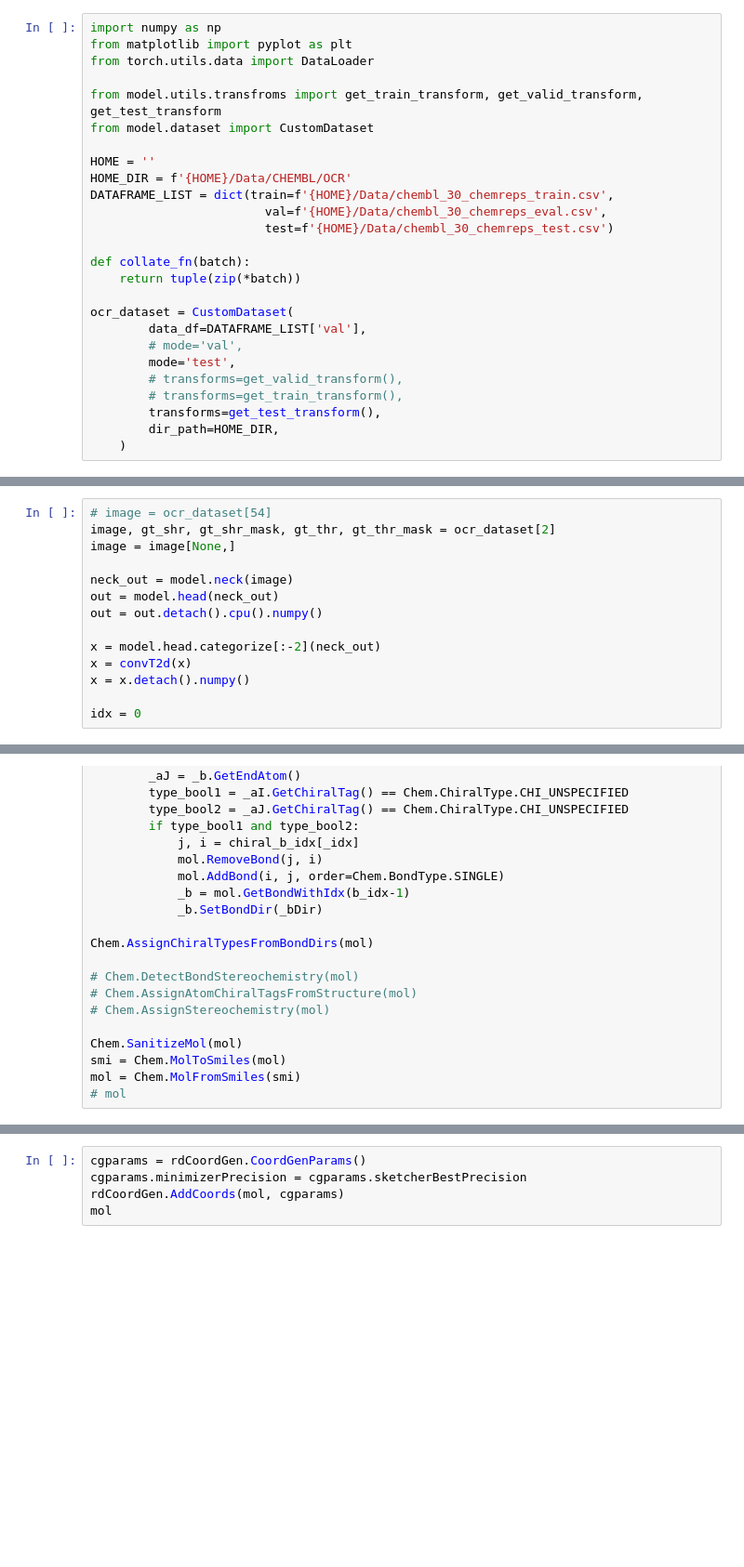
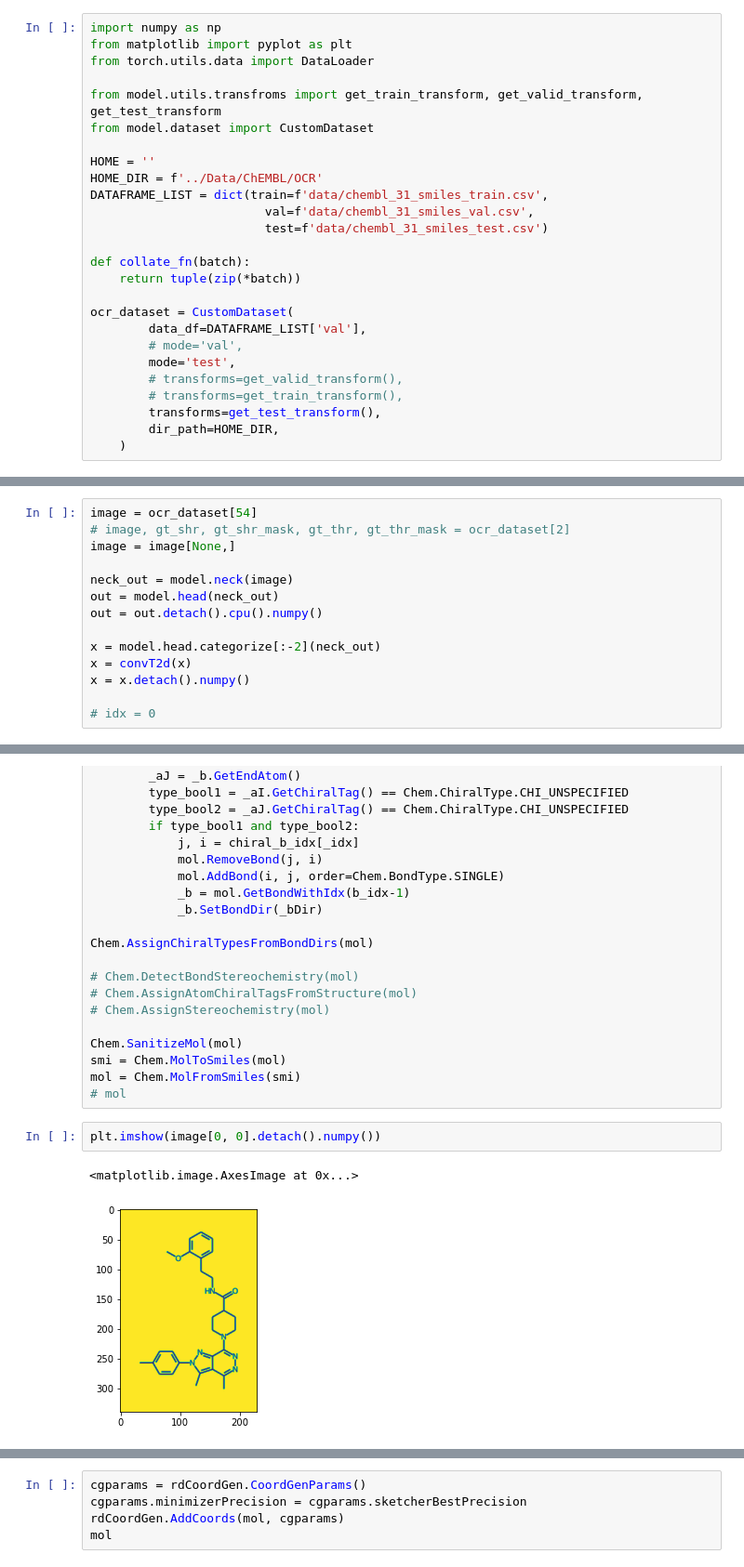
Before and after one commit to duaibeom/chemOCR, a Jupyter notebook: test.ipynb, the cells around one changed output, grey strips where cells are left out. Shown at 93% size. Drawn from its saved outputs; the diff is of its cells as text; blank space fills up the shorter version.

```diff
--- a/test.ipynb
+++ b/test.ipynb
@@ -7,10 +7,10 @@ from model.utils.transfroms import get_train_transform, get_valid_transform, get
 from model.dataset import CustomDataset
 
 HOME = ''
-HOME_DIR = f'{HOME}/Data/CHEMBL/OCR'
-DATAFRAME_LIST = dict(train=f'{HOME}/Data/chembl_30_chemreps_train.csv',
-                        val=f'{HOME}/Data/chembl_30_chemreps_eval.csv',
-                        test=f'{HOME}/Data/chembl_30_chemreps_test.csv')
+HOME_DIR = f'../Data/ChEMBL/OCR'
+DATAFRAME_LIST = dict(train=f'data/chembl_31_smiles_train.csv',
+                        val=f'data/chembl_31_smiles_val.csv',
+                        test=f'data/chembl_31_smiles_test.csv')
 
 def collate_fn(batch):
     return tuple(zip(*batch))
@@ -171,8 +166,8 @@ def cal_avg_dist(contours):
 #         plt.imshow(dist_arr)
 #         raise ValueError
 # %%
-# image = ocr_dataset[54]
-image, gt_shr, gt_shr_mask, gt_thr, gt_thr_mask = ocr_dataset[2]
+image = ocr_dataset[54]
+# image, gt_shr, gt_shr_mask, gt_thr, gt_thr_mask = ocr_dataset[2]
 image = image[None,]
 
 neck_out = model.neck(image)
@@ -183,7 +178,7 @@ x = model.head.categorize[:-2](neck_out)
 x = convT2d(x)
 x = x.detach().numpy()
 
-idx = 0
+# idx = 0
 # %%
 def get_pair(array1, array2):
     _dist = np.abs(array1[None, :, :] - array2[:, None, :]).max(axis=2)
@@ -392,3 +387,8 @@ Chem.SanitizeMol(mol)
 smi = Chem.MolToSmiles(mol)
 mol = Chem.MolFromSmiles(smi)
 # mol
+# %%
+plt.imshow(image[0, 0].detach().numpy())
+# %% [output]
+<matplotlib.image.AxesImage at 0x...>
+[figure, added]
```
Also changed, not shown: parts of 12 cells of this notebook, 7 other files.
